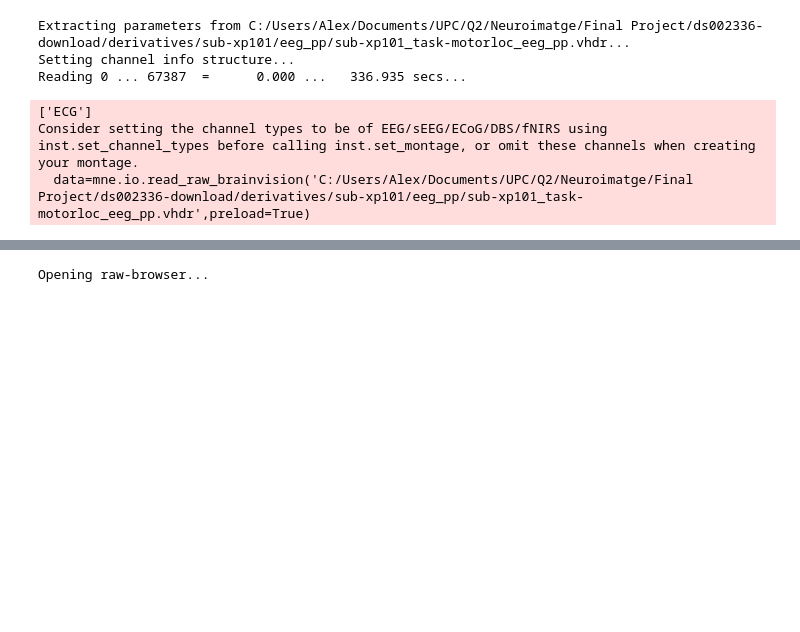
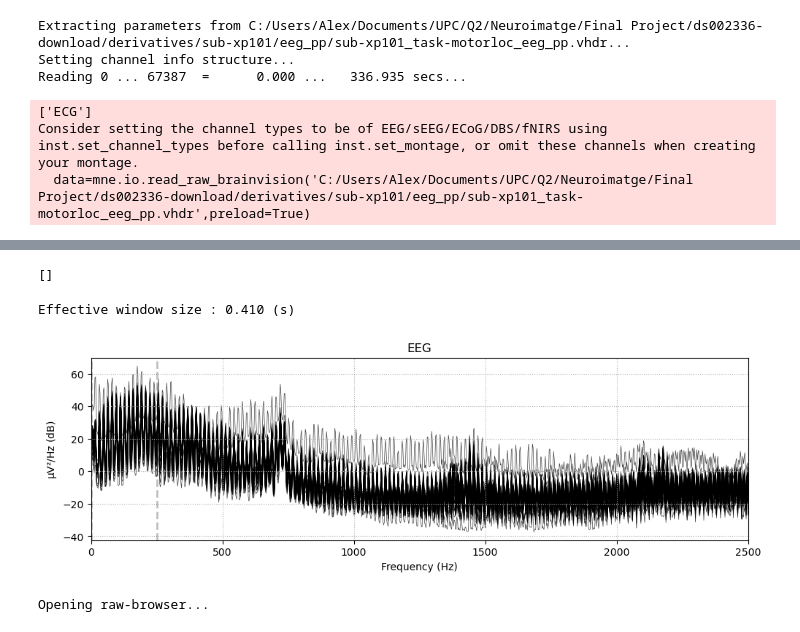
Before and after one commit to mrpotato180/final_project_neuroim, a Jupyter notebook: EEG_analysis_04_05.ipynb, the cells around one changed output, grey strips where cells are left out. Drawn from its saved outputs; the diff is of its cells as text; code cells hidden in the pictures; blank space fills up the shorter version.

```diff
--- a/EEG_analysis_04_05.ipynb
+++ b/EEG_analysis_04_05.ipynb
@@ -24,3 +22,15 @@ NameError: name 'matplotlib' is not defined
+# %%
+ssp_projectors = data_raw.info['projs']
+ssp_projectors
+
+# data.del_proj()
+# %% [output]
+[]
+# %%
+data_raw.plot_psd()
+# %% [output]
+Effective window size : 0.410 (s)
+[figure, added]
 # %%
 data_raw.plot()
 # %% [output]
```
Also changed, not shown: parts of 29 cells of this notebook, 1 other file.
